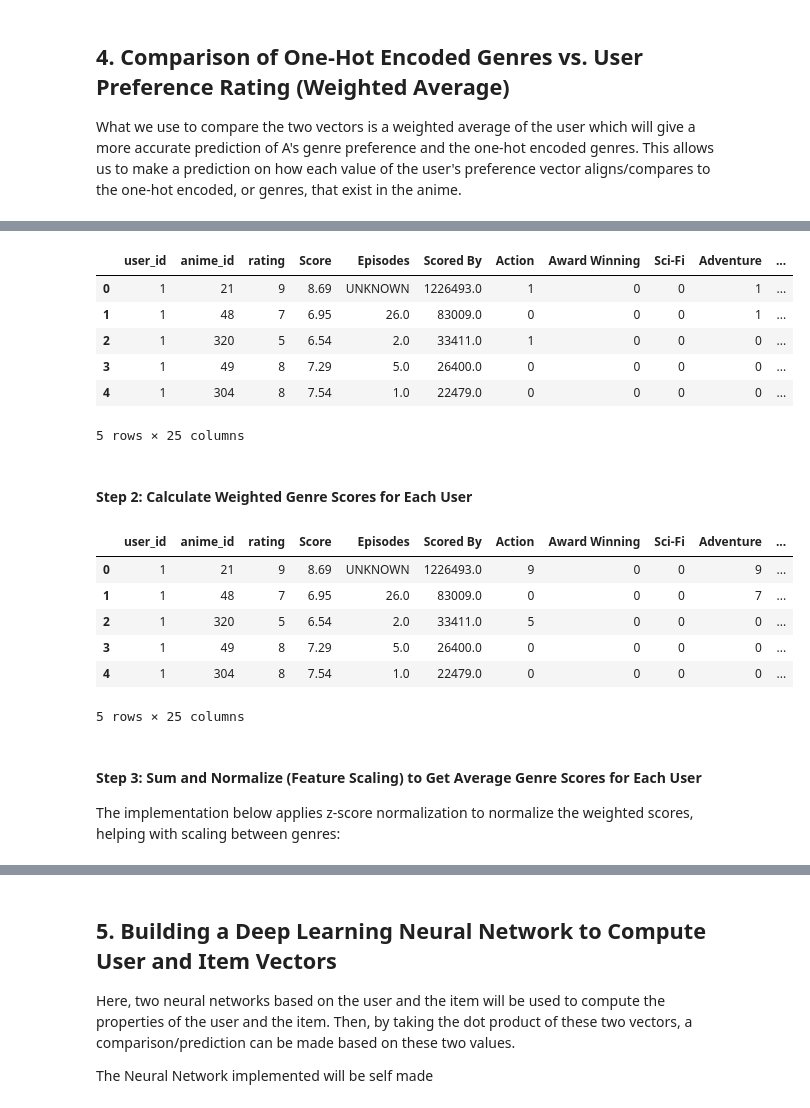
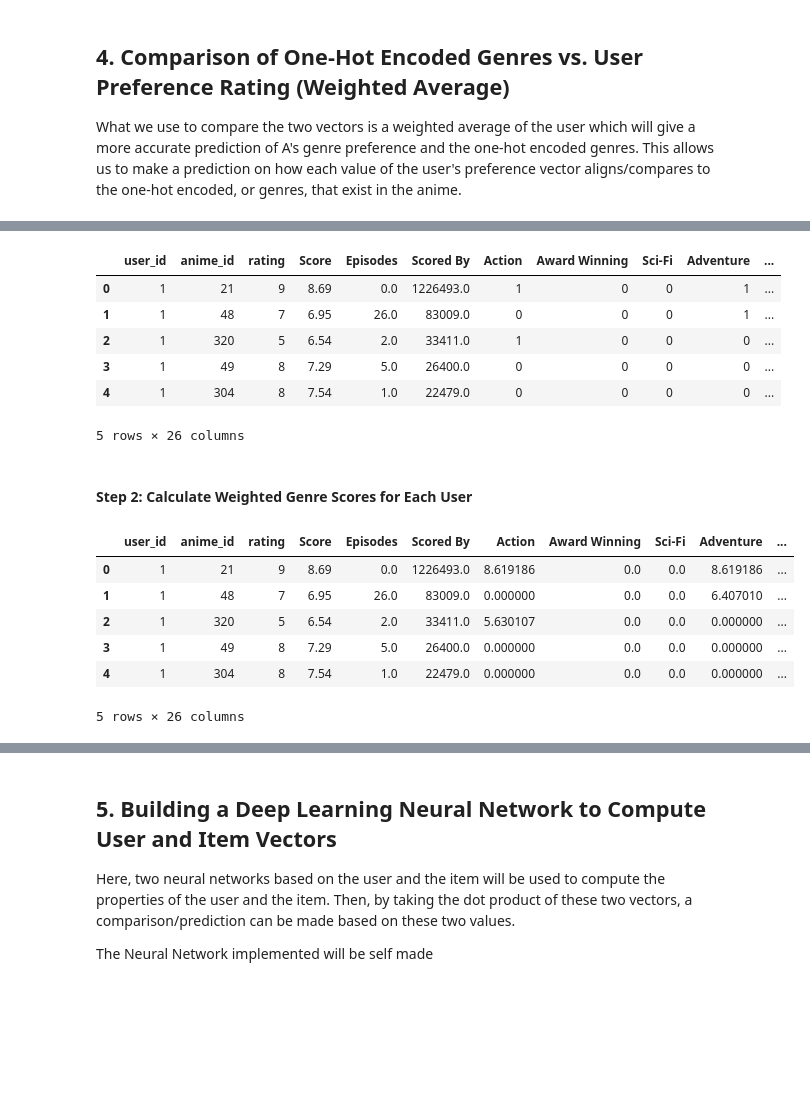
Before and after one commit to kseto06/OtakuNet, a Jupyter notebook: notebooks/ContentBasedAnime.ipynb, the cells around one changed output, grey strips where cells are left out. Drawn from its saved outputs; the diff is of its cells as text; code cells hidden in the pictures; blank space fills up the shorter version.

Commit message:
feat: improved data/feature eng, feature scaling

```diff
--- a/notebooks/ContentBasedAnime.ipynb
+++ b/notebooks/ContentBasedAnime.ipynb
@@ -80,0 +110,4 @@ item_train = item_train.drop(columns=["Name"])
+# %%
+# Replace `UNKNOWN` across item DataFrame
+item_train = item_train.replace('UNKNOWN', 0)
+item_train = item_train.replace('NaN', 0)
@@ -80,0 +135,14 @@ item_train = item_train.drop(columns=["Name"])
+# %%
+# Convert 'Scored By' and 'Episode' to numeric, handling non-numeric values
+item_train['Scored By'] = pd.to_numeric(item_train['Scored By'], errors='coerce')
+item_train['Episodes'] = pd.to_numeric(item_train['Episodes'], errors='coerce')
+item_train['Score'] = pd.to_numeric(item_train['Score'], errors='coerce')
+
+# Filter for string values
+string_values = item_train['Scored By'].dropna().apply(lambda x: x if isinstance(x, str) else None)
+
+# Drop the None values
+string_values = string_values.dropna()
+
+print(item_train.isnull().sum())
+print(string_values)
@@ -107,3 +206,7 @@ user_train.head()
+# %%
+# Replace UNKNOWN values in the user_train to avoid numeric exceptions
+user_train = user_train.replace('UNKNOWN', 0)
+y_train = y_train.replace('UNKNOWN', 0)
 # %% [markdown]
 ## 4. Comparison of One-Hot Encoded Genres vs. User Preference Rating (Weighted Average)
 
@@ -115,33 +224,32 @@ What we use to compare the two vectors is a weighted average of the user which w
+# %%
+# Step 1: Apply Bayesian Average
+item_train = Bayesian_Rating(item_train)
 # %%
 # Step 1: Merge datasets on anime_id
 merged_df = pd.merge(user_train, item_train, on="anime_id")
 merged_df.head()
 # %% [output]
 |  | user_id | anime_id | rating | Score | Episodes | Scored By | Action | Award Winning | Sci-Fi | Adventure | ... |
-| 0 | 1 | 21 | 9 | 8.69 | UNKNOWN | 1226493.0 | 1 | 0 | 0 | 1 | ... |
+| 0 | 1 | 21 | 9 | 8.69 | 0.0 | 1226493.0 | 1 | 0 | 0 | 1 | ... |
 | 1 | 1 | 48 | 7 | 6.95 | 26.0 | 83009.0 | 0 | 0 | 0 | 1 | ... |
 | 2 | 1 | 320 | 5 | 6.54 | 2.0 | 33411.0 | 1 | 0 | 0 | 0 | ... |
 | 3 | 1 | 49 | 8 | 7.29 | 5.0 | 26400.0 | 0 | 0 | 0 | 0 | ... |
 | 4 | 1 | 304 | 8 | 7.54 | 1.0 | 22479.0 | 0 | 0 | 0 | 0 | ... |
-5 rows × 25 columns
+5 rows × 26 columns
 # %% [markdown]
 #### Step 2: Calculate Weighted Genre Scores for Each User
 # %%
 # Get the list of genre columns using `genre`
 # First, mulitply each genre value by the user's rating for that anime, to give weight to the genres of that anime
 for genre_column in genres:
-    merged_df[genre_column] *= merged_df['rating']
+    merged_df[genre_column] *= merged_df['Bayesian Rating']
 
 merged_df.head()
 # %% [output]
 |  | user_id | anime_id | rating | Score | Episodes | Scored By | Action | Award Winning | Sci-Fi | Adventure | ... |
-| 0 | 1 | 21 | 9 | 8.69 | UNKNOWN | 1226493.0 | 9 | 0 | 0 | 9 | ... |
-| 1 | 1 | 48 | 7 | 6.95 | 26.0 | 83009.0 | 0 | 0 | 0 | 7 | ... |
-| 2 | 1 | 320 | 5 | 6.54 | 2.0 | 33411.0 | 5 | 0 | 0 | 0 | ... |
-| 3 | 1 | 49 | 8 | 7.29 | 5.0 | 26400.0 | 0 | 0 | 0 | 0 | ... |
-| 4 | 1 | 304 | 8 | 7.54 | 1.0 | 22479.0 | 0 | 0 | 0 | 0 | ... |
+| 0 | 1 | 21 | 9 | 8.69 | 0.0 | 1226493.0 | 8.619186 | 0.0 | 0.0 | 8.619186 | ... |
+| 1 | 1 | 48 | 7 | 6.95 | 26.0 | 83009.0 | 0.000000 | 0.0 | 0.0 | 6.407010 | ... |
+| 2 | 1 | 320 | 5 | 6.54 | 2.0 | 33411.0 | 5.630107 | 0.0 | 0.0 | 0.000000 | ... |
+| 3 | 1 | 49 | 8 | 7.29 | 5.0 | 26400.0 | 0.000000 | 0.0 | 0.0 | 0.000000 | ... |
+| 4 | 1 | 304 | 8 | 7.54 | 1.0 | 22479.0 | 0.000000 | 0.0 | 0.0 | 0.000000 | ... |
-5 rows × 25 columns
+5 rows × 26 columns
-# %% [markdown]
-#### Step 3: Sum and Normalize (Feature Scaling) to Get Average Genre Scores for Each User
-
-The implementation below applies z-score normalization to normalize the weighted scores, helping with scaling between genres:
```
Also changed, not shown: parts of 23 cells of this notebook.
